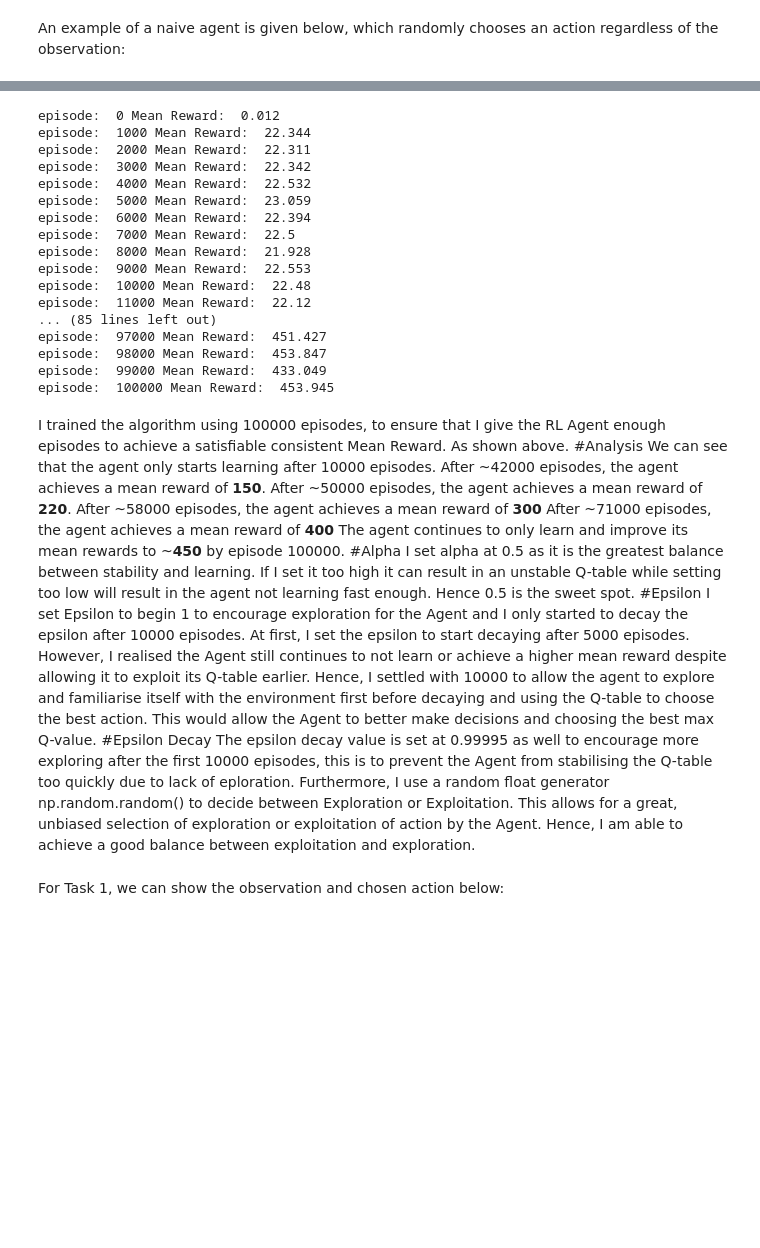
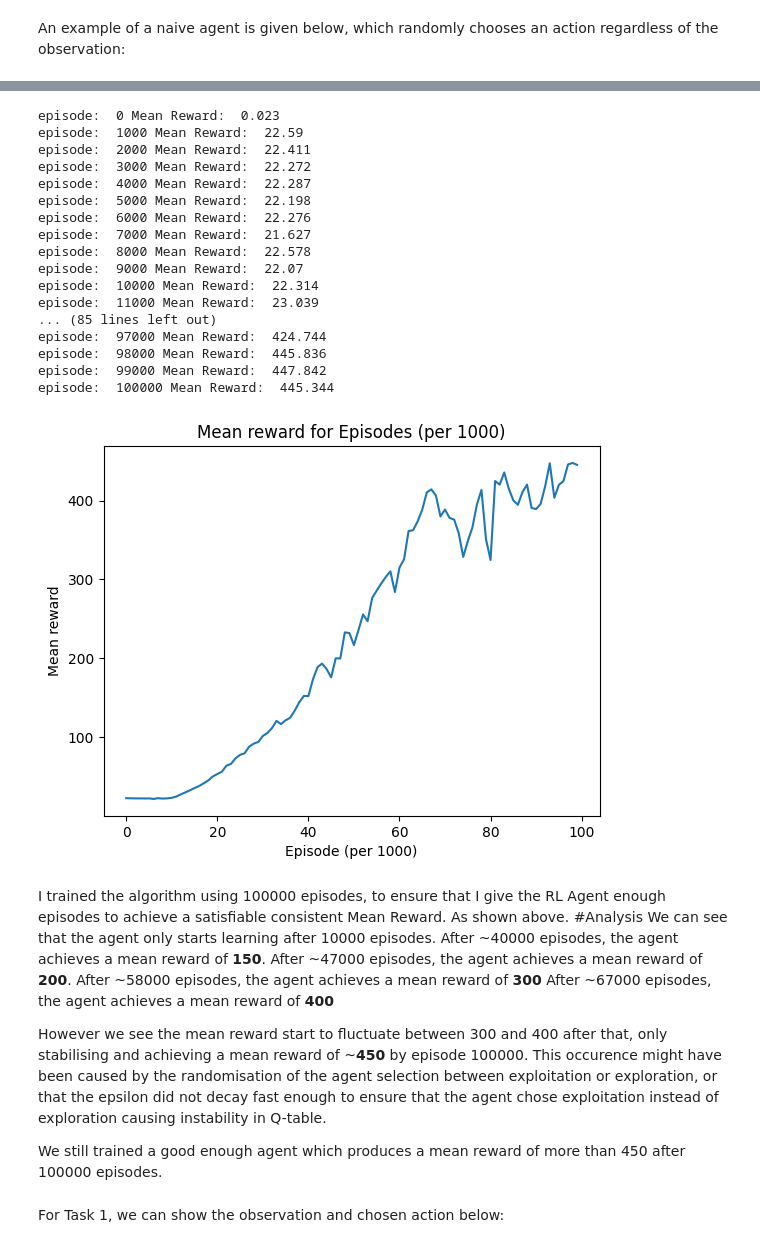
Before and after one commit to Cheokerinos/SC3000, a Jupyter notebook: cartpole.ipynb, the cells around one changed output, grey strips where cells are left out. Cells and saved outputs as stored; diff of their text form; code cells hidden in the pictures; blank space fills up the shorter version.

```diff
--- a/cartpole.ipynb
+++ b/cartpole.ipynb
@@ -122,6 +129,7 @@ max_reward = 500
 prior_reward = 0
 min_epsilon = 0.05
 total_reward = 0
+Episode_Mean_reward = []
 
 Observation = [30, 30, 50, 50]
 np_array_win_size = np.array([0.25, 0.25, 0.01, 0.1])
@@ -175,40 +183,46 @@ for episode in range(episodes+1):
   if(episode%1000 == 0):
     mean_reward = total_reward/1000
     print("episode: ", episode, "Mean Reward: ", str(mean_reward))
+    Episode_Mean_reward.append(mean_reward)
     total_reward = 0
 # %% [output]
-episode:  0 Mean Reward:  0.012
-episode:  1000 Mean Reward:  22.344
-episode:  2000 Mean Reward:  22.311
-episode:  3000 Mean Reward:  22.342
-episode:  4000 Mean Reward:  22.532
-episode:  5000 Mean Reward:  23.059
-episode:  6000 Mean Reward:  22.394
-episode:  7000 Mean Reward:  22.5
-episode:  8000 Mean Reward:  21.928
-episode:  9000 Mean Reward:  22.553
-episode:  10000 Mean Reward:  22.48
-episode:  11000 Mean Reward:  22.12
+episode:  0 Mean Reward:  0.023
+episode:  1000 Mean Reward:  22.59
+episode:  2000 Mean Reward:  22.411
+episode:  3000 Mean Reward:  22.272
+episode:  4000 Mean Reward:  22.287
+episode:  5000 Mean Reward:  22.198
+episode:  6000 Mean Reward:  22.276
+episode:  7000 Mean Reward:  21.627
+episode:  8000 Mean Reward:  22.578
+episode:  9000 Mean Reward:  22.07
+episode:  10000 Mean Reward:  22.314
+episode:  11000 Mean Reward:  23.039
 ... (85 lines left out)
-episode:  97000 Mean Reward:  451.427
-episode:  98000 Mean Reward:  453.847
-episode:  99000 Mean Reward:  433.049
-episode:  100000 Mean Reward:  453.945
+episode:  97000 Mean Reward:  424.744
+episode:  98000 Mean Reward:  445.836
+episode:  99000 Mean Reward:  447.842
+episode:  100000 Mean Reward:  445.344
+# %%
+plt.plot(Episode_Mean_reward[1:]) #taking out the first index as it is only 1 episode.
+plt.title('Mean reward for Episodes (per 1000)')
+plt.ylabel('Mean reward')
+plt.xlabel('Episode (per 1000)')
+plt.show()
+# %% [output]
+[figure, added]
 # %% [markdown]
 I trained the algorithm using 100000 episodes, to ensure that I give the RL Agent enough episodes to achieve a satisfiable consistent Mean Reward. As shown above.
 #Analysis
 We can see that the agent only starts learning after 10000 episodes.
-After ~42000 episodes, the agent achieves a mean reward of **150**.
-After ~50000 episodes, the agent achieves a mean reward of **220**.
+After ~40000 episodes, the agent achieves a mean reward of **150**.
+After ~47000 episodes, the agent achieves a mean reward of **200**.
 After ~58000 episodes, the agent achieves a mean reward of **300**
-After ~71000 episodes, the agent achieves a mean reward of **400**
-The agent continues to only learn and improve its mean rewards to ~**450** by episode 100000.
-#Alpha
-I set alpha at 0.5 as it is the greatest balance between stability and learning. If I set it too high it can result in an unstable Q-table while setting too low will result in the agent not learning fast enough. Hence 0.5 is the sweet spot.
-#Epsilon
-I set Epsilon to begin 1 to encourage exploration for the Agent and I only started to decay the epsilon after 10000 episodes. At first, I set the epsilon to start decaying after 5000 episodes. However, I realised the Agent still continues to not learn or achieve a higher mean reward despite allowing it to exploit its Q-table earlier. Hence, I settled with 10000 to allow the agent to explore and familiarise itself with the environment first before decaying and using the Q-table to choose the best action. This would allow the Agent to better make decisions and choosing the best max Q-value.
-#Epsilon Decay
-The epsilon decay value is set at 0.99995 as well to encourage more exploring after the first 10000 episodes, this is to prevent the Agent from stabilising the Q-table too quickly due to lack of eploration. Furthermore, I use a random float generator np.random.random() to decide between Exploration or Exploitation. This allows for a great, unbiased selection of exploration or exploitation of action by the Agent. Hence, I am able to achieve a good balance between exploitation and exploration.
+After ~67000 episodes, the agent achieves a mean reward of **400**
+
+However we see the mean reward start to fluctuate between 300 and 400 after that, only stabilising and achieving a mean reward of ~**450** by episode 100000. This occurence might have been caused by the randomisation of the agent selection between exploitation or exploration, or that the epsilon did not decay fast enough to ensure that the agent chose exploitation instead of exploration causing instability in Q-table.
+
+We still trained a good enough agent which produces a mean reward of more than 450 after 100000 episodes.
 # %% [markdown]
 For Task 1, we can show the observation and chosen action below:
 # %%
```
Also changed, not shown: parts of 9 cells of this notebook.
